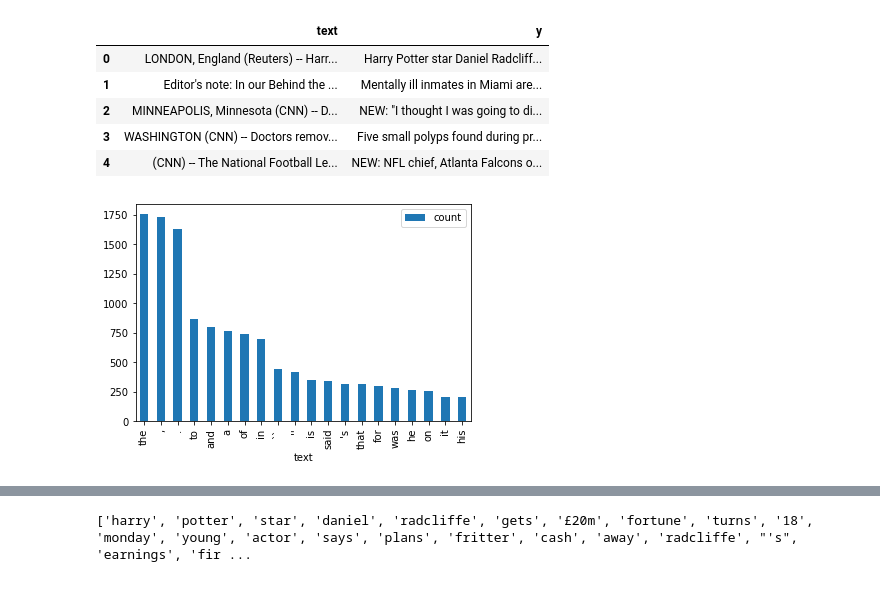
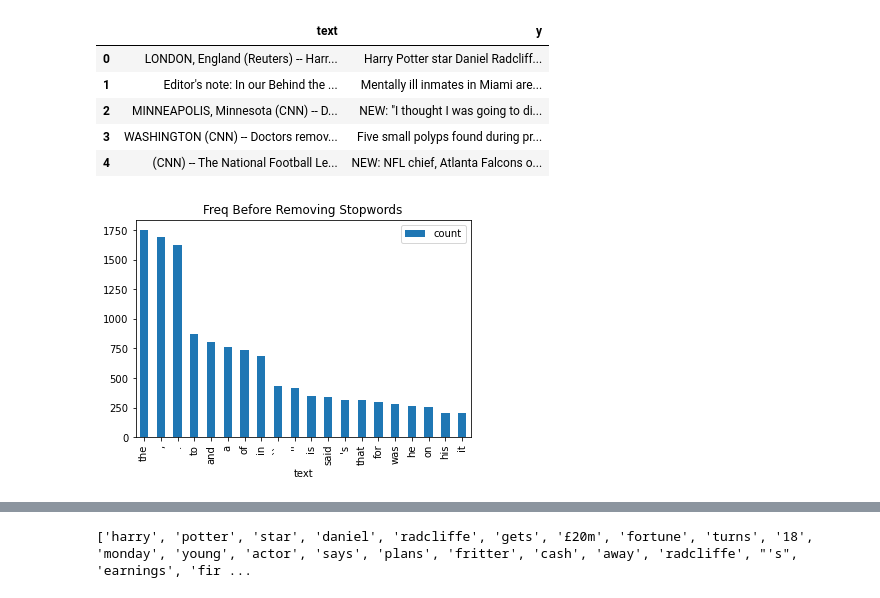
Before and after one commit to jma375/NLP-Text-Summarization, a Jupyter notebook: NLP-Text-Summarization.ipynb, the cells around one changed output, grey strips where cells are left out. Cells and saved outputs as stored; diff of their text form; code cells hidden in the pictures.

Commit message:
added function to remove intro from articles

```diff
--- a/NLP-Text-Summarization.ipynb
+++ b/NLP-Text-Summarization.ipynb
@@ -118,7 +108,7 @@ subset.head()
 | 4 | (CNN) -- The National Football Le... | NEW: NFL chief, Atlanta Falcons o... |
 # %%
 #Function to plot word frequencies
-def wrd_freq(df):
+def wrd_freq_plot(df,title):
     # use explode to expand the lists into separate rows
     dfe = df.text.explode().to_frame().reset_index(drop=True)
     # groupby the values in the column, get the count and sort
@@ -127,6 +117,14 @@ def wrd_freq(df):
                                 .sort_values(['count'], ascending=False) \
                                 .head(20).reset_index(drop=True)
     dfg.plot.bar(x='text')
+    plt.title(title)
+# %%
+#Each article begins with a location, source, and --
+#e.g. "MINNEAPOLIS, Minnesota (CNN) --" or "WASHINGTON (CNN) --"
+#This function seeks to remove the intro
+def rvm_article_intro(df):
+    for i in range(len(df)):
+        df.iloc[i,0] = df.iloc[i,0][df.iloc[i,0].find('-')+3:] #+3 to remove the "-- "
 # %%
 #Expand contractions
 #e.g. they're -> they are
@@ -158,11 +156,12 @@ def rmv_stop_wrds(df):
 # %%
 #Plot word Freq before removing stopwords
 expand_contractions(subset)
 lower_case_text(subset)
+rvm_article_intro(subset)
 token(subset)
-wrd_freq(subset)
+wrd_freq_plot(subset,"Freq Before Removing Stopwords")
 # %% [output]
-[figure, old version]
+[figure, new version]
 # %%
 subset.head()
 # %% [output]
```
Also changed, not shown: parts of 6 cells of this notebook.
